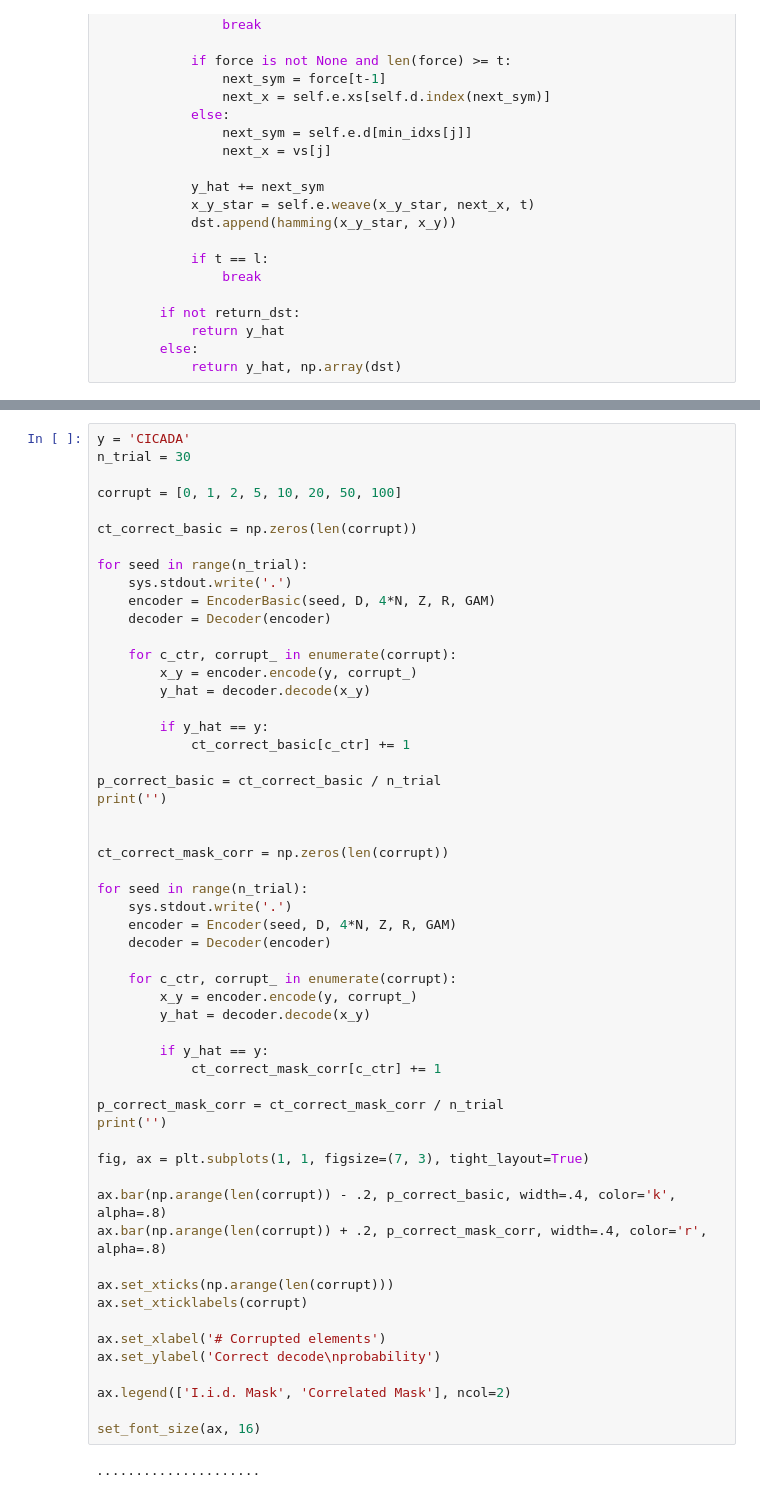
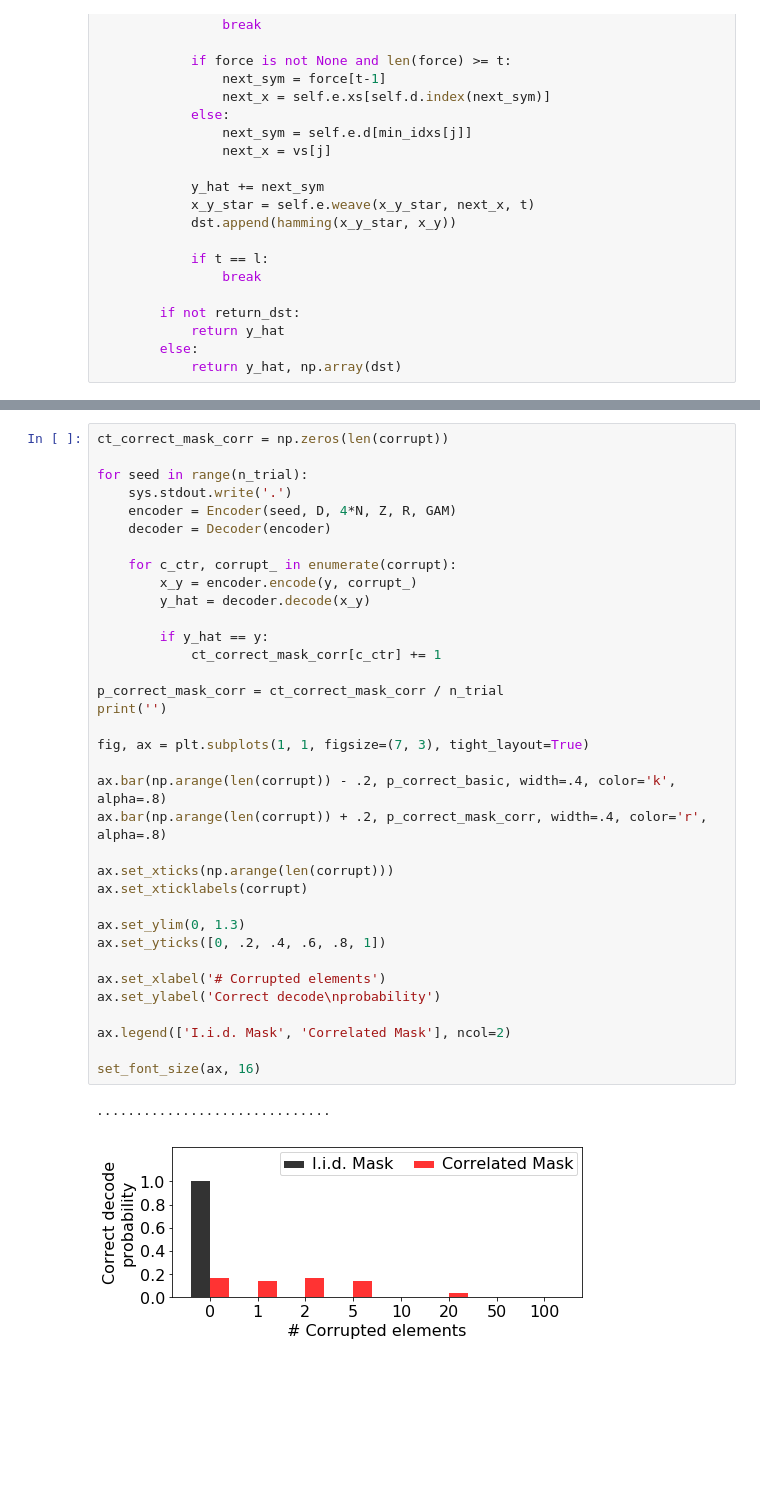
Before and after one commit to rkp8000/crossing_over, a Jupyter notebook: 5_mask_correlations.ipynb, the cells around one changed output, grey strips where cells are left out. Cells and saved outputs as stored; diff of their text form; blank space fills up the shorter version.

```diff
--- a/5_mask_correlations.ipynb
+++ b/5_mask_correlations.ipynb
@@ -357,58 +363,39 @@ set_font_size(ax, 16)
 # %%
-y = 'CICADA'
-n_trial = 30
-
-corrupt = [0, 1, 2, 5, 10, 20, 50, 100]
-
-ct_correct_basic = np.zeros(len(corrupt))
-
-for seed in range(n_trial):
-    sys.stdout.write('.')
-    encoder = EncoderBasic(seed, D, 4*N, Z, R, GAM)
-    decoder = Decoder(encoder)
-
-    for c_ctr, corrupt_ in enumerate(corrupt):
-        x_y = encoder.encode(y, corrupt_)
-        y_hat = decoder.decode(x_y)
-
-        if y_hat == y:
-            ct_correct_basic[c_ctr] += 1
-
-p_correct_basic = ct_correct_basic / n_trial
-print('')
-
-
 ct_correct_mask_corr = np.zeros(len(corrupt))
 
 for seed in range(n_trial):
     sys.stdout.write('.')
     encoder = Encoder(seed, D, 4*N, Z, R, GAM)
     decoder = Decoder(encoder)
 
     for c_ctr, corrupt_ in enumerate(corrupt):
         x_y = encoder.encode(y, corrupt_)
         y_hat = decoder.decode(x_y)
 
         if y_hat == y:
             ct_correct_mask_corr[c_ctr] += 1
 
 p_correct_mask_corr = ct_correct_mask_corr / n_trial
 print('')
 
 fig, ax = plt.subplots(1, 1, figsize=(7, 3), tight_layout=True)
 
 ax.bar(np.arange(len(corrupt)) - .2, p_correct_basic, width=.4, color='k', alpha=.8)
 ax.bar(np.arange(len(corrupt)) + .2, p_correct_mask_corr, width=.4, color='r', alpha=.8)
 
 ax.set_xticks(np.arange(len(corrupt)))
 ax.set_xticklabels(corrupt)
 
+ax.set_ylim(0, 1.3)
+ax.set_yticks([0, .2, .4, .6, .8, 1])
+
 ax.set_xlabel('# Corrupted elements')
 ax.set_ylabel('Correct decode\nprobability')
 
 ax.legend(['I.i.d. Mask', 'Correlated Mask'], ncol=2)
 
 set_font_size(ax, 16)
 # %% [output]
-.....................
+..............................
+[figure, added]
 # %%
```
Also changed, not shown: parts of 9 cells of this notebook.
